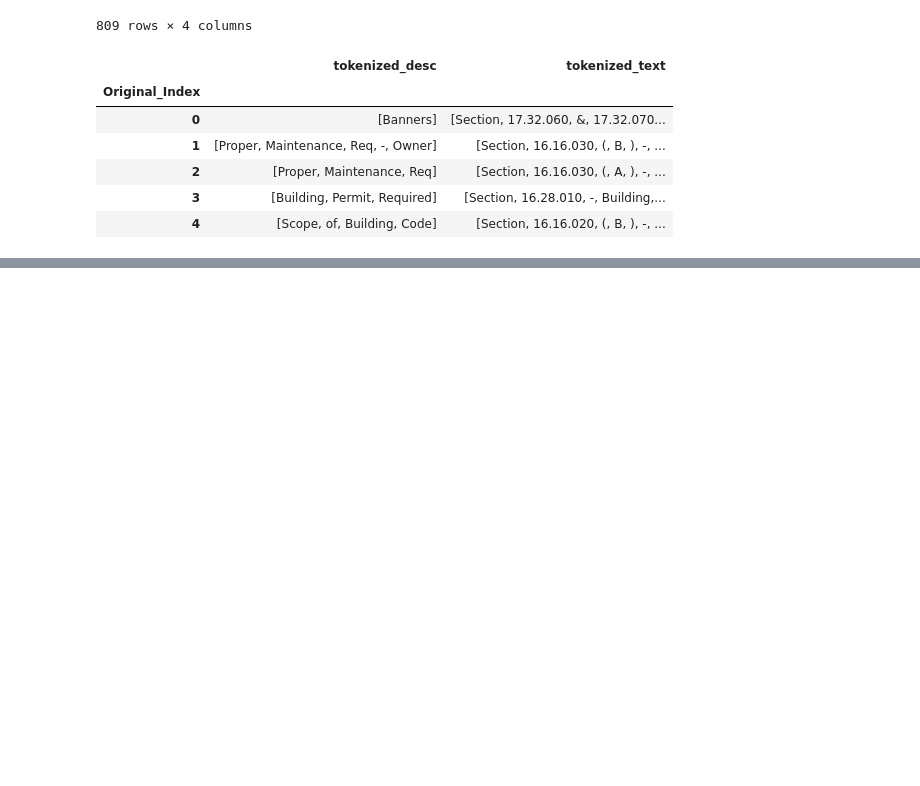
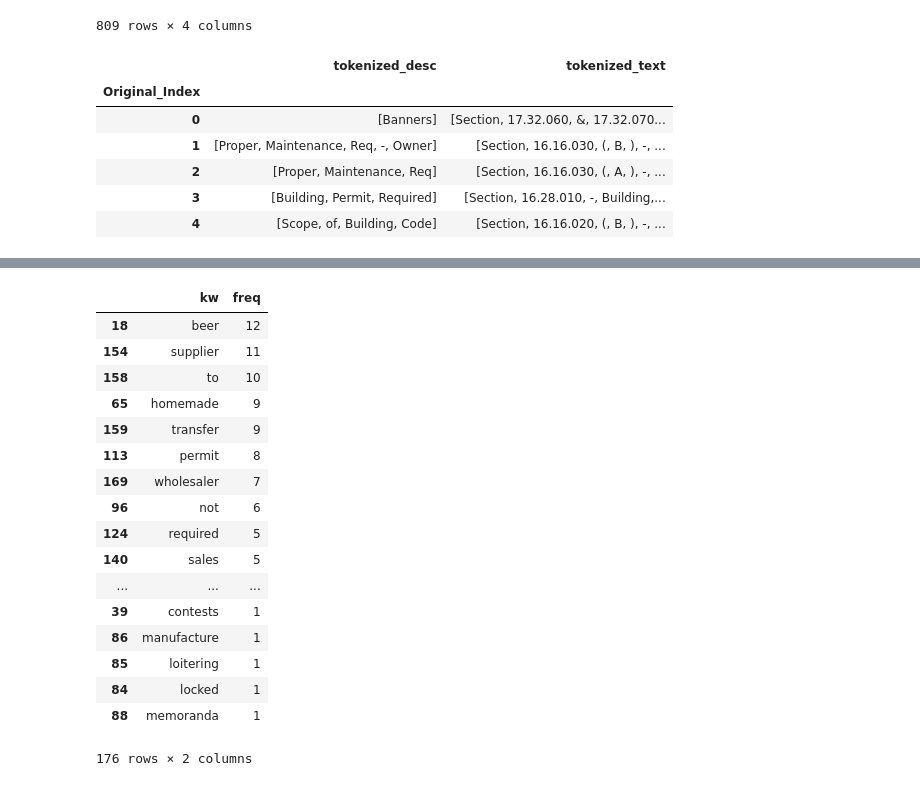
Before and after one commit to DEREJEGETU/data-question-2, a Jupyter notebook: notebooks/Smita.ipynb, the cells around one changed output, grey strips where cells are left out. Cells and saved outputs as stored; diff of their text form; code cells hidden in the pictures; blank space fills up the shorter version.

```diff
--- a/notebooks/Smita.ipynb
+++ b/notebooks/Smita.ipynb
@@ -198,0 +415,22 @@ master_remainder.to_csv("../data/master_remainder.csv")
+# %%
+TCA_kw_sorted = TCA_kw.sort_values(by = "freq", ascending = False)
+TCA_kw_sorted
+# %% [output]
+|  | kw | freq |
+| 18 | beer | 12 |
+| 154 | supplier | 11 |
+| 158 | to | 10 |
+| 65 | homemade | 9 |
+| 159 | transfer | 9 |
+| 113 | permit | 8 |
+| 169 | wholesaler | 7 |
+| 96 | not | 6 |
+| 124 | required | 5 |
+| 140 | sales | 5 |
+| ... | ... | ... |
+| 39 | contests | 1 |
+| 86 | manufacture | 1 |
+| 85 | loitering | 1 |
+| 84 | locked | 1 |
+| 88 | memoranda | 1 |
+176 rows × 2 columns
```
Also changed, not shown: parts of 23 cells of this notebook.
